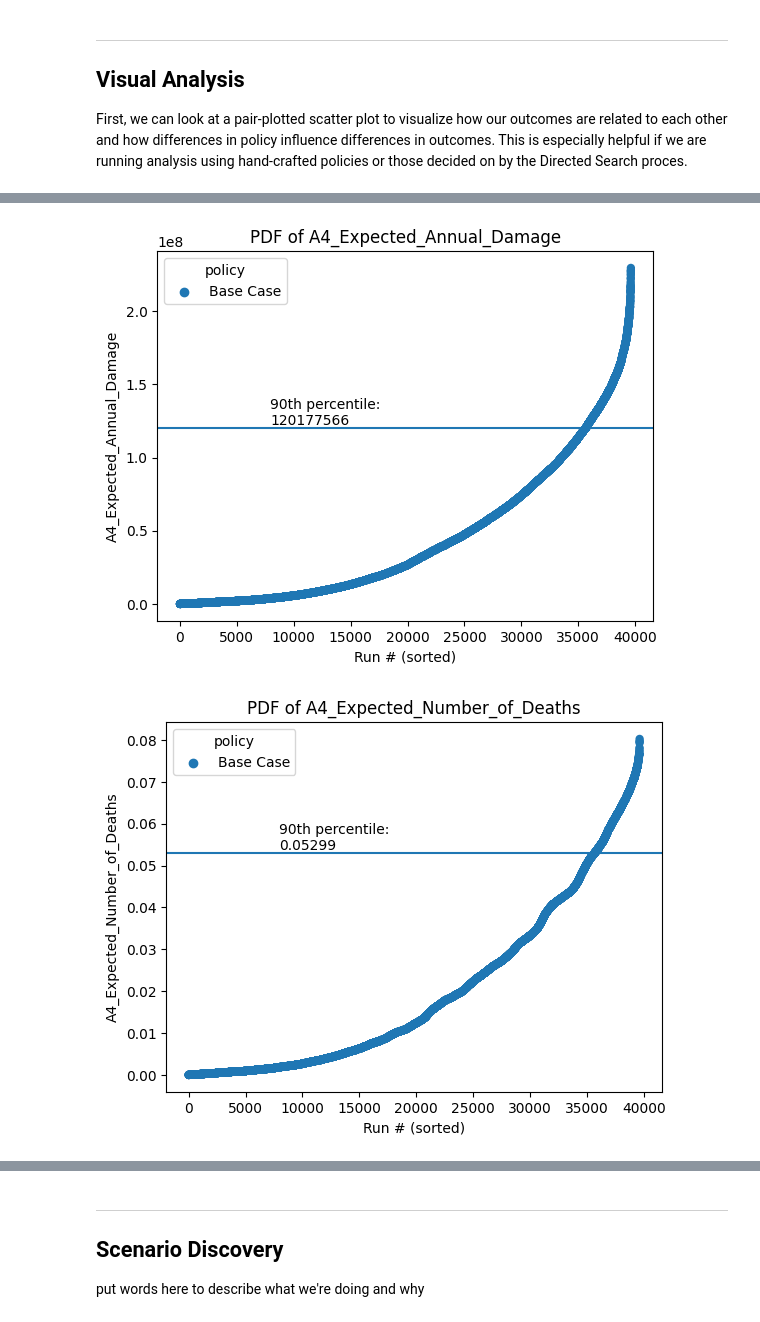
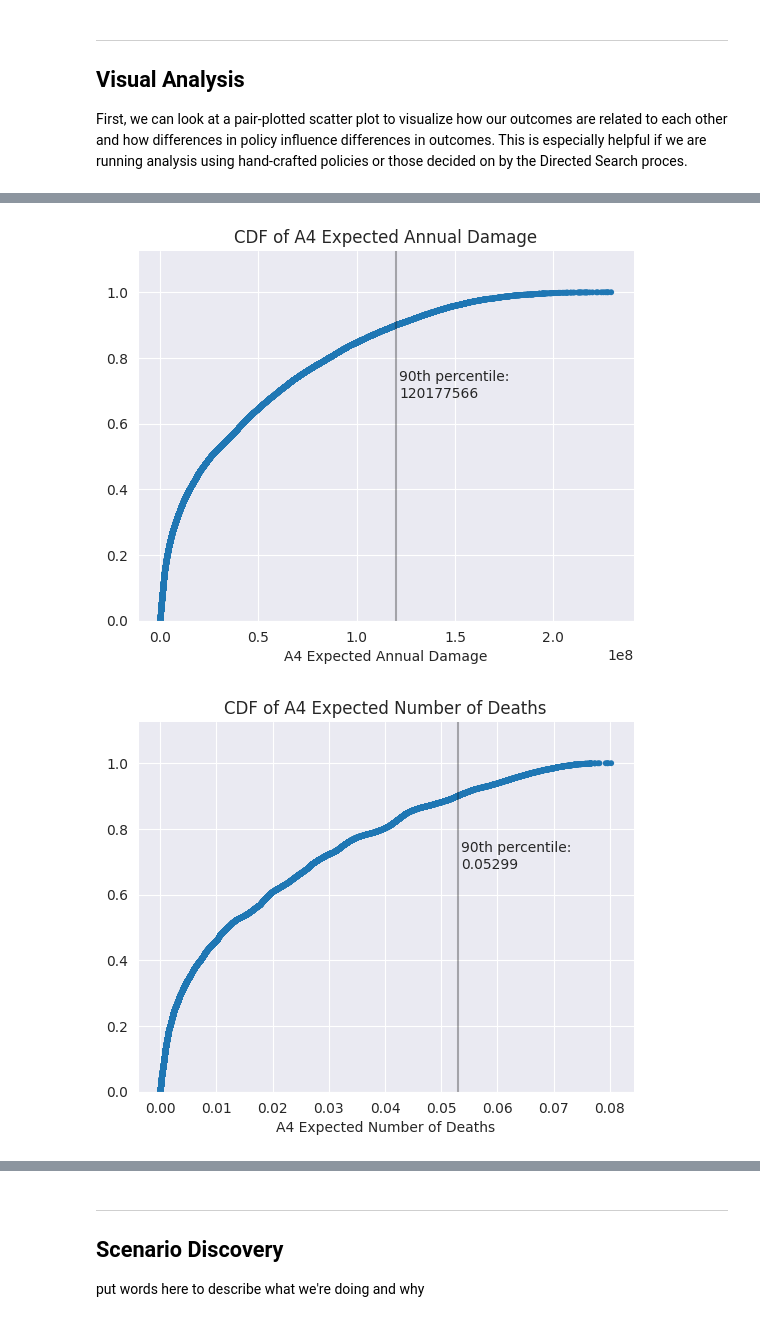
Before and after one commit to ghsher/epa1361_group15, a Jupyter notebook: final assignment/Scenario_Discovery.ipynb, the cells around one changed output, grey strips where cells are left out. Saved outputs shown, nothing was run; the diff lists cells and outputs as text; code cells hidden in the pictures.

Commit message:
scenario discovery images

```diff
--- a/final assignment/Scenario_Discovery.ipynb
+++ b/final assignment/Scenario_Discovery.ipynb
@@ -19,3 +12,5 @@ results = load_results('./output/' + experiment_datetime + '_results__' + experi
+# %%
+results = load_results('./output/base_case_results__100000_scenarios.tar.gz')
 # %%
 experiments, outcomes = results
 experiments.shape
@@ -83,43 +77,53 @@ ooi = 'A4_Expected_Annual_Damage'
 # %%
 N = experiments.shape[0]
 performance_threshold = None
 # for outcome in outcomes_of_interest:
 for col in outcomes_of_interest:
-    # col = 'A.4 Expected Annual Damage'
     # Build data for plotting
     df = pd.DataFrame()
     df[col] = outcomes[col]
     df['policy'] = experiments['policy']
     df = df.sort_values(by=col, ascending=True)
-    df['x'] = np.arange(N)
+    df['y'] = np.arange(N)/N
     df = df.reset_index()
 
-    # plot
-    ax = sns.scatterplot(data=df, x='x', y=col, hue='policy',
-                         legend='full', alpha=1, linewidth=0,
+    # Plot
+    sns.set_style('darkgrid')
+
+    ax = sns.scatterplot(data=df, x=col, y='y', hue='policy',
+                         legend=False, size=1, linewidth=0,
                          palette='tab10')
 
-    # draw a line at the 95th percentile
+    # Note percentile locations for plotting
     ninety = int(N*0.9)
-    twenty = int(N*0.2)
+    annotation_point = int(N*0.68)/N # tested to line up with a gridline
 
-    ax.axhline(df[col][ninety], label=str(df[col][ninety]))
+    # Plot and label a line at the 90th percentile
+    ax.axvline(df[col][ninety], label=str(df[col][ninety]),
+               color='k', alpha=0.3)
     if col.split('_')[-1] == 'Deaths':
-        ax.annotate(text=f"90th percentile:\n{df[col][ninety]:.5f}", xy=(twenty, df[col][ninety]),
-                    xytext=(0, 3), textcoords='offset pixels')
+        ax.annotate(text=f"90th percentile:\n{df[col][ninety]:.5f}",
+                    xy=(df[col][ninety], annotation_point),
+                    xytext=(3, 0), textcoords='offset pixels')
     else:
-        ax.annotate(text=f"90th percentile:\n{df[col][ninety]:.0f}", xy=(twenty, df[col][ninety]),
-                    xytext=(0, 3), textcoords='offset pixels')
+        ax.annotate(text=f"90th percentile:\n{df[col][ninety]:.0f}",
+                    xy=(df[col][ninety], annotation_point),
+                    xytext=(3, 0), textcoords='offset pixels')
 
-    # save performance threshold
+    # Save performance threshold (90th percentile of outcome of interest)
     if (col == ooi):
         performance_threshold = df[col][ninety]
 
-    # graph setup
-    plt.title('PDF of '+col)
-    plt.xlabel('Run # (sorted)')
-    plt.ylabel(col)
+    # Set up graph
+    col_name = ' '.join(col.split('_'))
+
+    sns.despine(ax=ax)
+    ax.set(xlabel=col_name, ylabel=None, ylim=[0, 1.125])
+
+    plt.title(f'CDF of {col_name}')
+
+    plt.savefig(f'img/scenario_discovery__CDF_{col}.png')
     plt.show()
 # %% [output]
-[figure, old version]
+[figure, new version]
-[figure, old version]
+[figure, new version]
```
Also changed, not shown: parts of 13 cells of this notebook, 8 other files.
